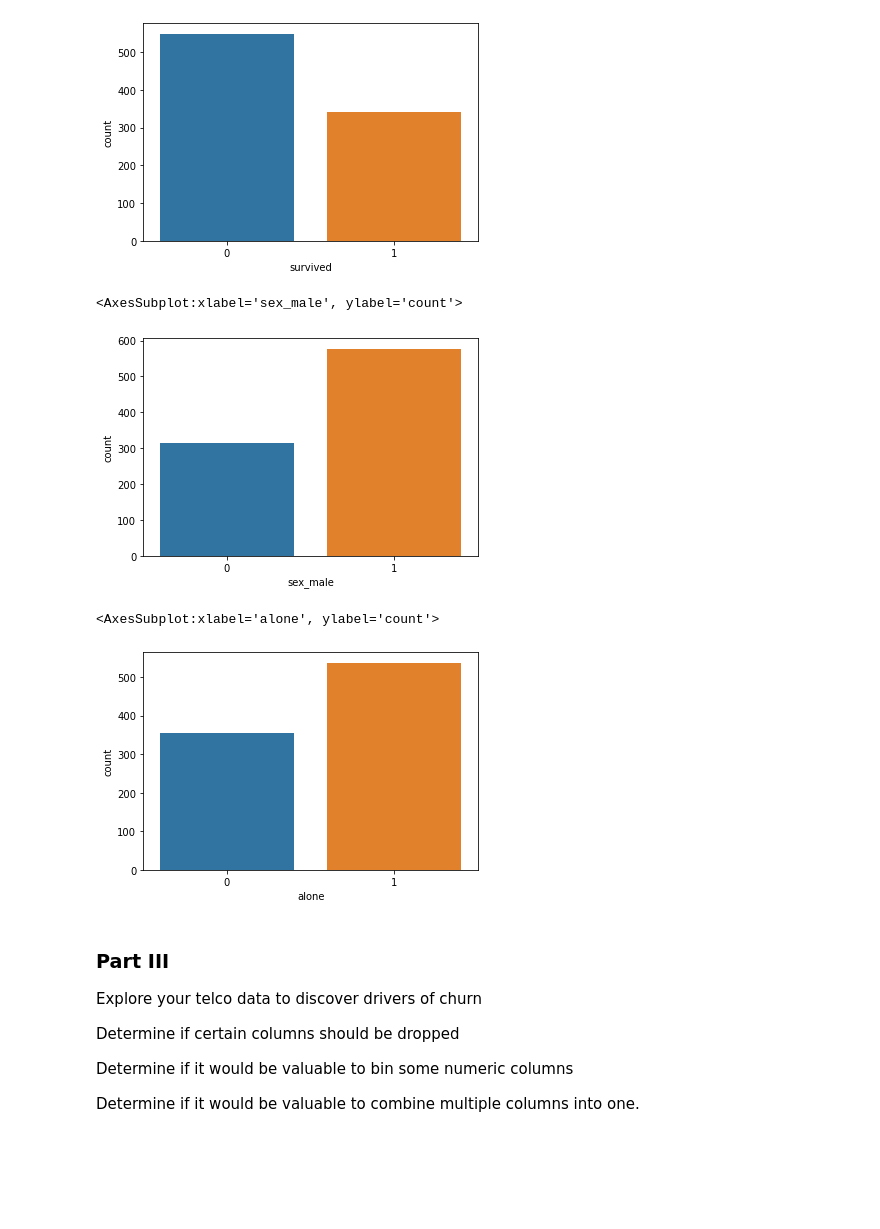
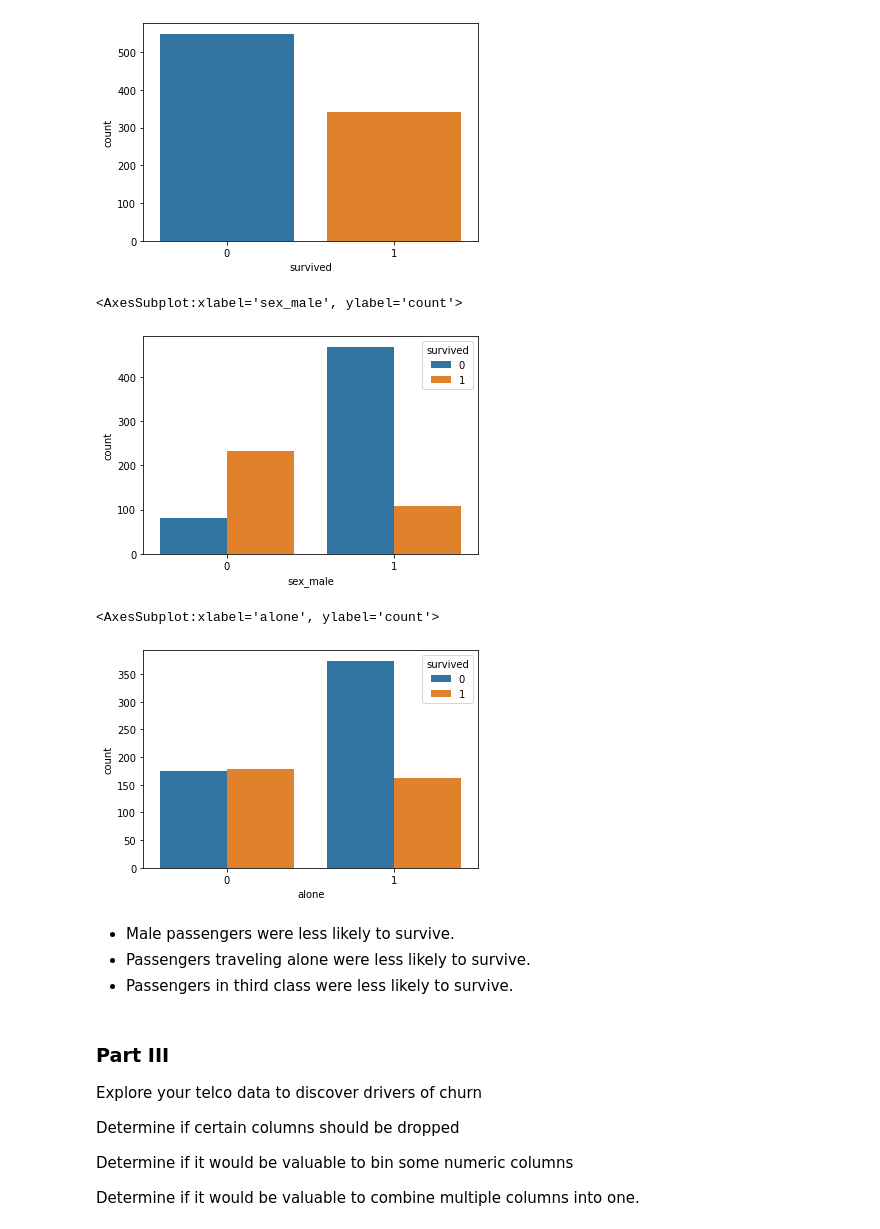
Before and after one commit to dashbringhurst/classification-exercises, a Jupyter notebook: classification_exercises.ipynb, the cells around one changed output. Saved outputs shown, nothing was run; the diff lists cells and outputs as text; code cells hidden in the pictures; blank space fills up the shorter version.

```diff
--- a/classification_exercises.ipynb
+++ b/classification_exercises.ipynb
@@ -1407,15 +1407,19 @@ sns.countplot(x='survived', data=titanic)
 <AxesSubplot:xlabel='survived', ylabel='count'>
 [figure]
 # %%
-sns.countplot(x='sex_male', data=titanic)
+sns.countplot(x='sex_male', hue='survived', data=titanic)
 # %% [output]
 <AxesSubplot:xlabel='sex_male', ylabel='count'>
-[figure, old version]
+[figure, new version]
 # %%
-sns.countplot(x='alone', data=titanic)
+sns.countplot(x='alone', hue='survived', data=titanic)
 # %% [output]
 <AxesSubplot:xlabel='alone', ylabel='count'>
-[figure, old version]
+[figure, new version]
+# %% [markdown]
+- Male passengers were less likely to survive.
+- Passengers traveling alone were less likely to survive.
+- Passengers in third class were less likely to survive.
 # %% [markdown]
 ### Part III
 
```
Also changed, not shown: parts of 2 cells of this notebook.
